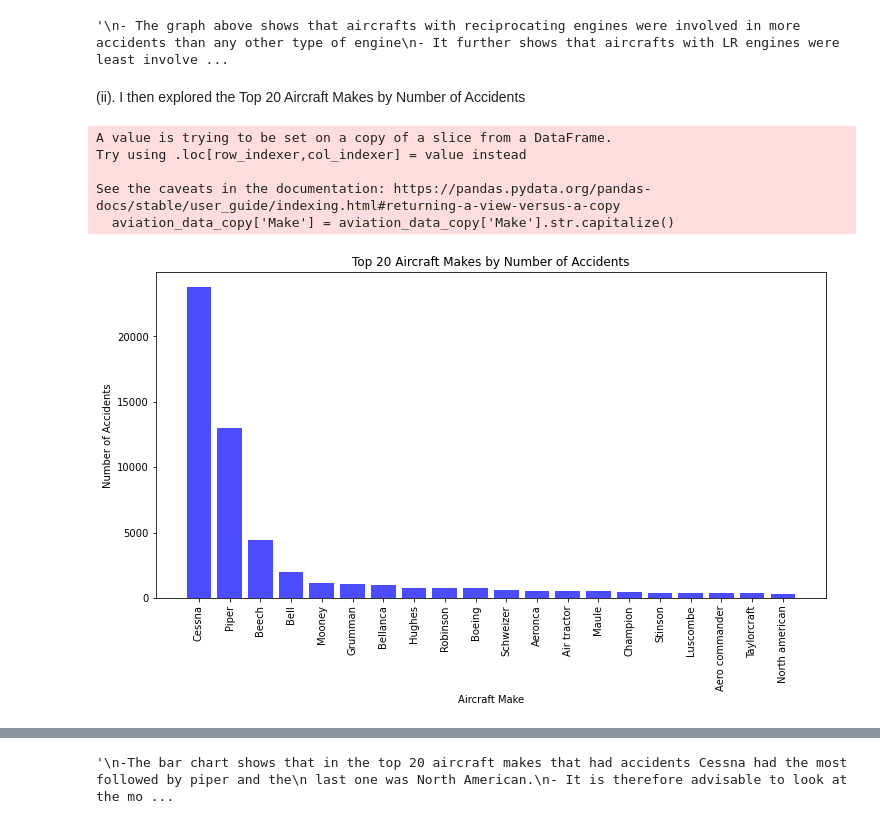
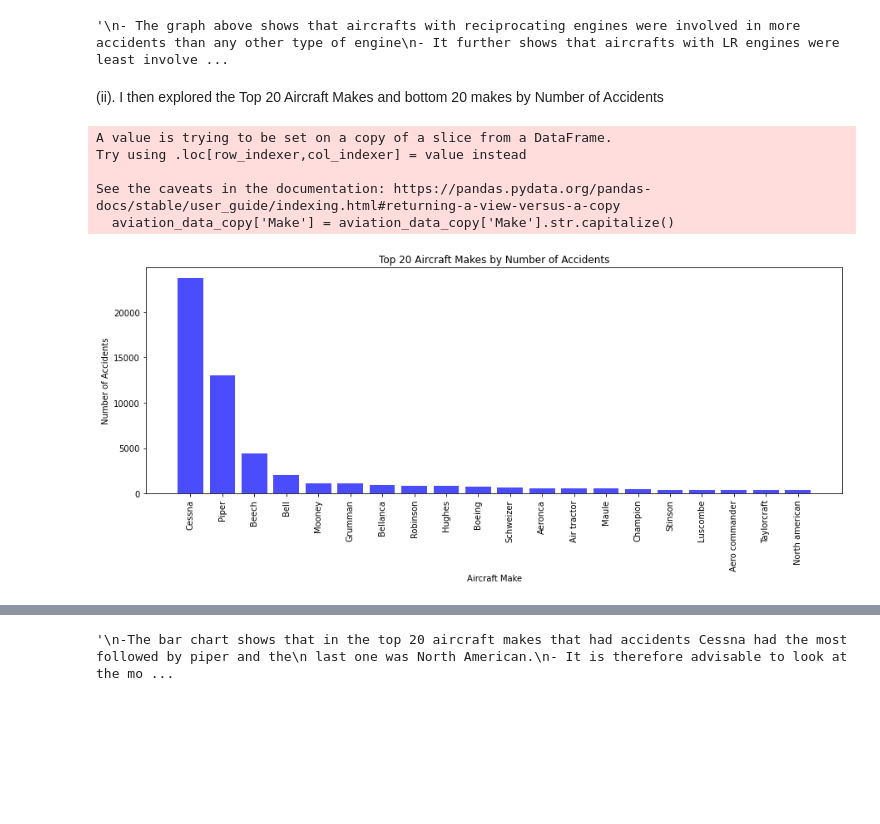
Before and after one commit to EngBrian/phase_1_project, a Jupyter notebook: index.ipynb, the cells around one changed output, grey strips where cells are left out. Cells and saved outputs as stored; diff of their text form; code cells hidden in the pictures; blank space fills up the shorter version.

```diff
--- a/index.ipynb
+++ b/index.ipynb
@@ -369,30 +369,30 @@ plt.show();
 # %% [output]
 '\n- The graph above shows that aircrafts with reciprocating engines were involved in more accidents than any other type of engine\n- It further shows that aircrafts with LR engines were least involve ...
 # %% [markdown]
-(ii). I then explored the Top 20 Aircraft Makes by Number of Accidents
+(ii). I then explored the Top 20 Aircraft Makes and bottom 20 makes by Number of Accidents
 # %%
 # Capitalize only the first letter of each value in "Make"
 aviation_data_copy['Make'] = aviation_data_copy['Make'].str.capitalize()
 
 # Count the number of accidents per aircraft make
 top_makes = aviation_data_copy['Make'].value_counts().head(20)  # Get top 20
 
 # Plot bar chart
-fig, ax = plt.subplots(figsize=(12, 6))
+fig, ax = plt.subplots(figsize=(15, 5))
 ax.bar(top_makes.index, top_makes.values, color='blue', alpha=0.7)
 
 # Titles and labels
 ax.set_title('Top 20 Aircraft Makes by Number of Accidents')
 ax.set_xlabel('Aircraft Make')
 ax.set_ylabel('Number of Accidents')
 ax.set_xticklabels(top_makes.index, rotation=90)  # Rotate x-axis labels for readability
 
 # Show the plot
 plt.show()
 # %% [output]
 A value is trying to be set on a copy of a slice from a DataFrame.
 Try using .loc[row_indexer,col_indexer] = value instead
 
 See the caveats in the documentation: https://pandas.pydata.org/pandas-docs/stable/user_guide/indexing.html#returning-a-view-versus-a-copy
   aviation_data_copy['Make'] = aviation_data_copy['Make'].str.capitalize()
-[figure, old version]
+[figure, new version]
```
Also changed, not shown: parts of 2 cells of this notebook, 4 other files.
